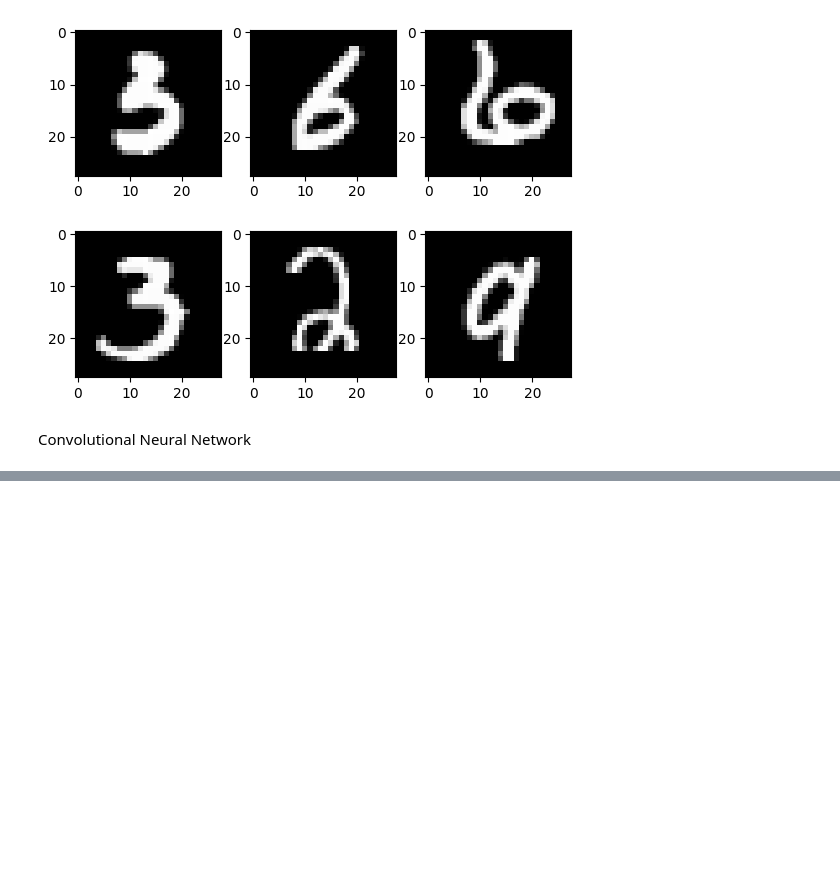
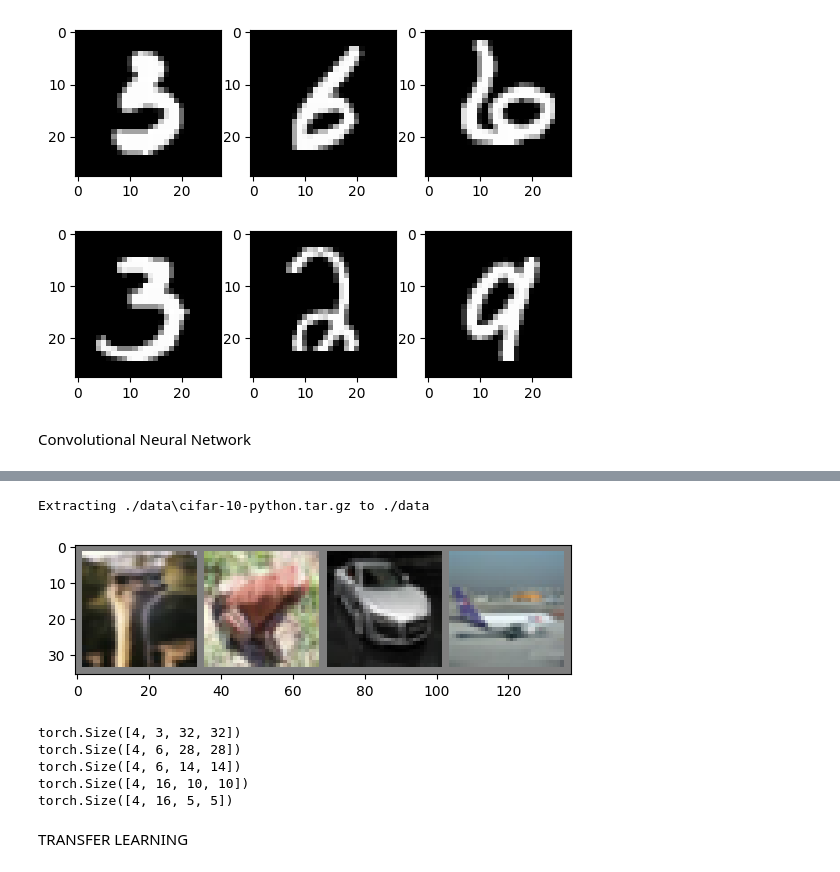
Before and after one commit to luisp96/pytorch_essentials, a Jupyter notebook: pytorch_tutorial.ipynb, the cells around one changed output, grey strips where cells are left out. Drawn from its saved outputs; the diff is of its cells as text; code cells hidden in the pictures; blank space fills up the shorter version.

```diff
--- a/pytorch_tutorial.ipynb
+++ b/pytorch_tutorial.ipynb
@@ -1303,0 +1335,55 @@ with torch.no_grad(): # we surround the testing with torch.no_grad() because we
+# %%
+#cnn test, this part showcases why the dimensions are what they are above
+import torch
+import torch.nn as nn
+import torch.nn.functional as F
+import torchvision
+import torchvision.transforms as transforms
+import matplotlib.pyplot as plt
+import numpy as np
+
+# Device configuration
+device = torch.device("cuda" if torch.cuda.is_available() else "cpu")
+
+# Hyper parameters
+num_epochs = 0
+batch_size = 4
+learning_rate = 0.001
+
+#dataset has PILImages of range [0, 1]
+# We transform them to Tensors of normalized range [-1, 1]
+transform = transforms.Compose([transforms.ToTensor(), transforms.Normalize((0.5, 0.5, 0.5), (0.5, 0.5, 0.5))])
+
+train_dataset = torchvision.datasets.CIFAR10(root='./data', train=True, transform=transform, download=True)
+test_dataset = torchvision.datasets.CIFAR10(root='./data', train=False, transform=transform)
+train_loader = torch.utils.data.DataLoader(dataset=train_dataset, batch_size=batch_size, shuffle=True)
+test_loader = torch.utils.data.DataLoader(dataset=test_dataset, batch_size=batch_size, shuffle=False)
+
+classes = ('plane', 'car', 'bird', 'cat', 'deer', 'dog', 'frog', 'horse', 'ship', 'truck')
+
+def imshow(img):
+    img = img / 2 + 0.5
+    npimg = img.numpy()
+    plt.imshow(np.transpose(npimg, (1, 2, 0)))
+    plt.show()
+
+# get some random trining images
+dataiter = iter(train_loader)
+images, labels = next(dataiter)
+
+#show images
+imshow(torchvision.utils.make_grid(images))
+
+conv1 = nn.Conv2d(3, 6, 5)
+pool = nn.MaxPool2d(2, 2)
+conv2 = nn.Conv2d(6, 16, 5)
+print(images.shape)
+x = conv1(images)
+print(x.shape)
+x = pool(x)
+print(x.shape)
+x = conv2(x)
+print(x.shape)
+x = pool(x)
+print(x.shape)
+# %% [output]
@@ -1303,0 +1391,9 @@ with torch.no_grad(): # we surround the testing with torch.no_grad() because we
+Extracting ./data\cifar-10-python.tar.gz to ./data
+[figure, added]
+torch.Size([4, 3, 32, 32])
+torch.Size([4, 6, 28, 28])
+torch.Size([4, 6, 14, 14])
+torch.Size([4, 16, 10, 10])
+torch.Size([4, 16, 5, 5])
+# %% [markdown]
+TRANSFER LEARNING
```
Also changed, not shown: parts of 6 cells of this notebook.
